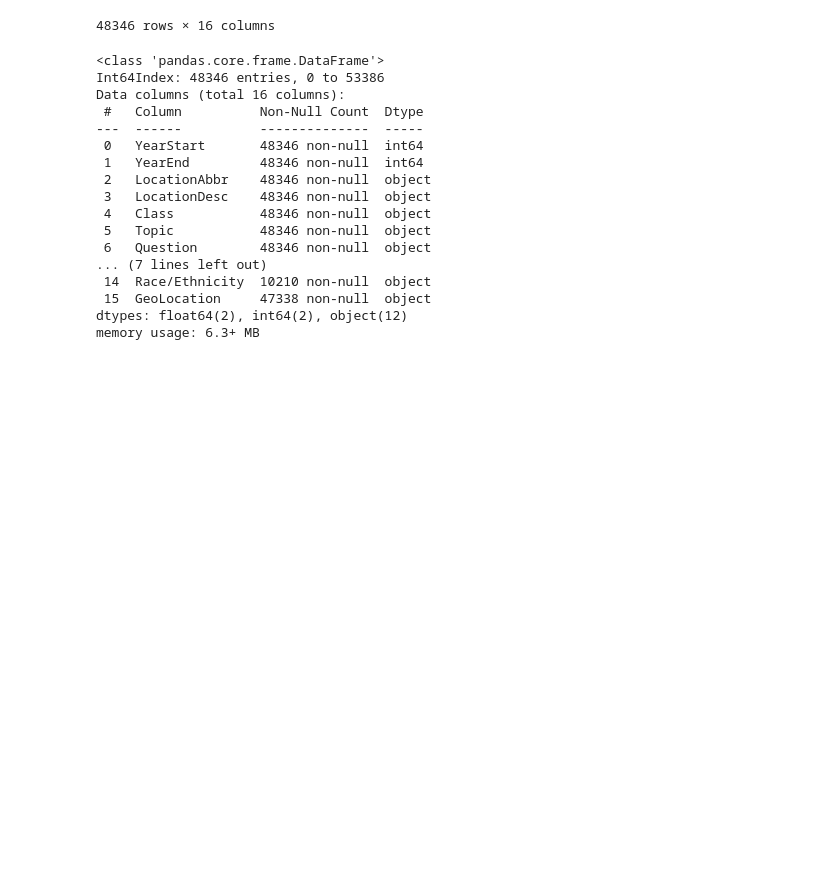
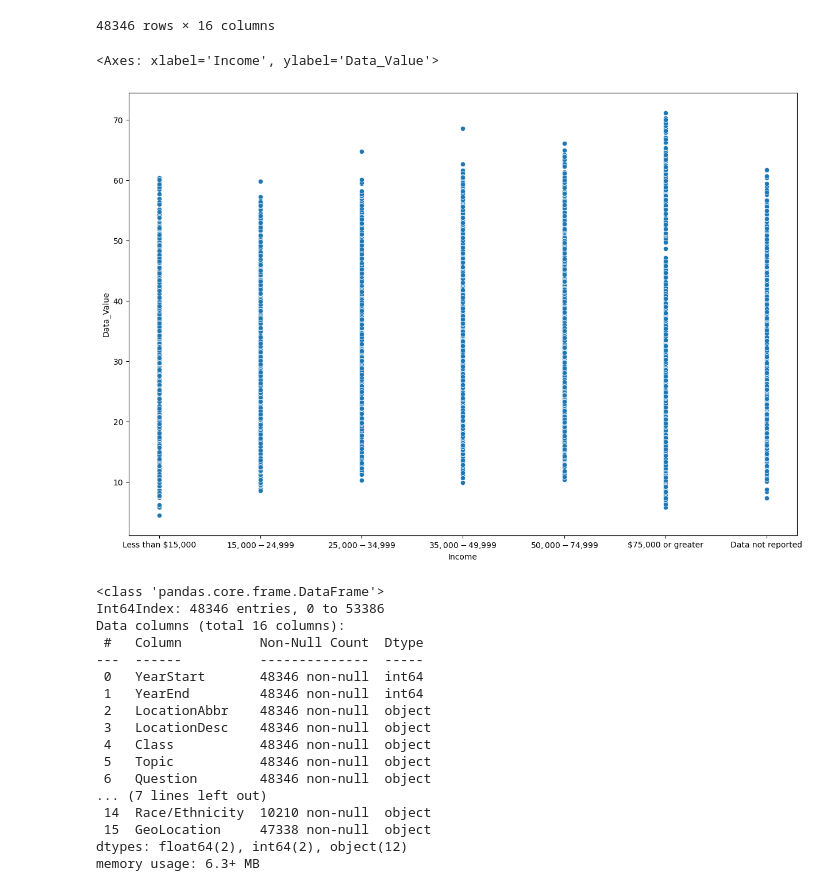
Before and after one commit to bhavan-bhatt/Gnosis-CP01, a Jupyter notebook: Harshneel - 202311024/DM project.ipynb, the cells around one changed output. Saved outputs shown, nothing was run; the diff lists cells and outputs as text; code cells hidden in the pictures; blank space fills up the shorter version.

```diff
--- a/Harshneel - 202311024/DM project.ipynb
+++ b/Harshneel - 202311024/DM project.ipynb
@@ -244,6 +244,12 @@ Final_Dataset
 | 53385 | 2016 | 2016 | VI | Virgin Islands | Physical Activity | Physical Activity - Behavior | Percent of adults who engage in n... | 24.1 | 820.0 | ... |
 | 53386 | 2016 | 2016 | VI | Virgin Islands | Physical Activity | Physical Activity - Behavior | Percent of adults who engage in n... | 30.3 | 178.0 | ... |
 48346 rows × 16 columns
+# %%
+plt.figure(figsize=(15,10))
+sns.scatterplot(x=Final_Dataset["Income"], y=Final_Dataset["Data_Value"])
+# %% [output]
+<Axes: xlabel='Income', ylabel='Data_Value'>
+[figure, added]
 # %%
 Final_Dataset.info()
 # %% [output]
```
Also changed, not shown: parts of 6 cells of this notebook.
